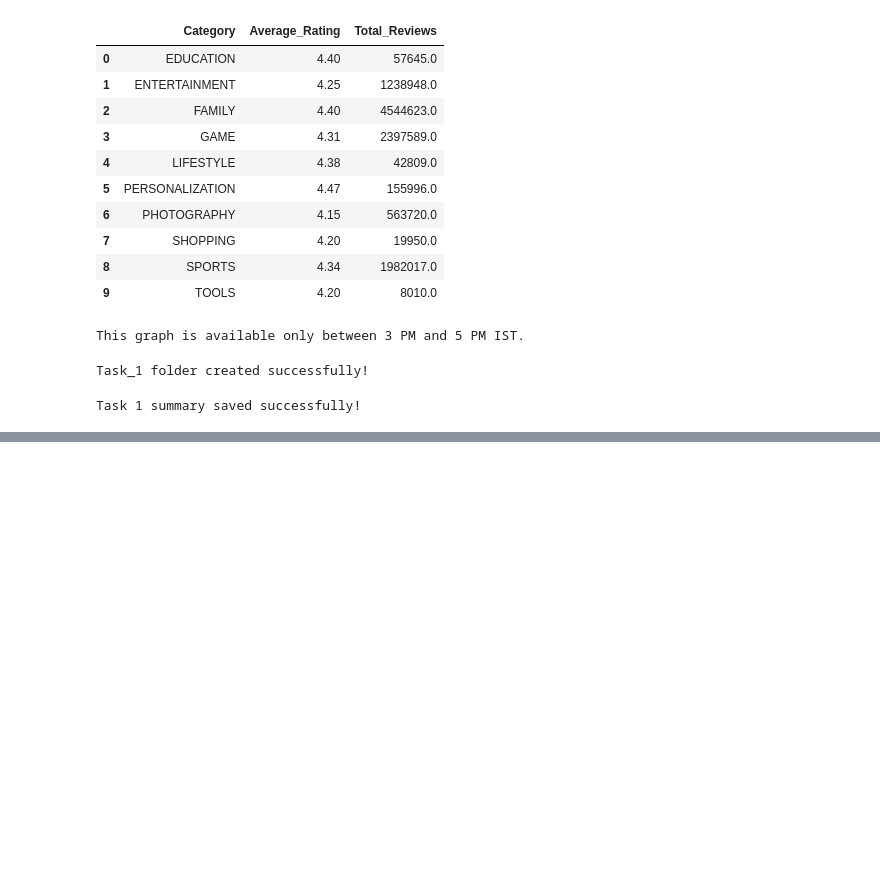
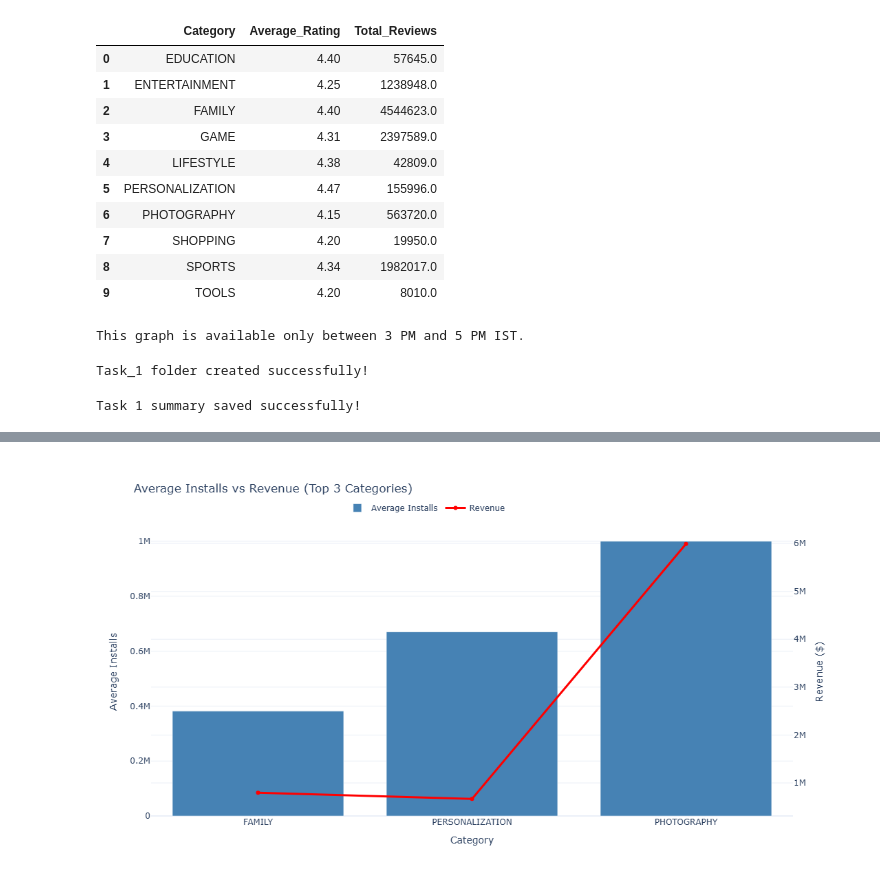
Before and after one commit to prathamesh-1105/Google-Play-Store-Analytics, a Jupyter notebook: notebooks/Google_Play_Store_Analytics.ipynb, the cells around one changed output, grey strips where cells are left out. Cells and saved outputs as stored; diff of their text form; code cells hidden in the pictures; blank space fills up the shorter version.

Commit message:
feat: complete Task 3 and reorganize notebook with common preprocessing

```diff
--- a/notebooks/Google_Play_Store_Analytics.ipynb
+++ b/notebooks/Google_Play_Store_Analytics.ipynb
@@ -647,0 +819,3 @@ print("✅ Task 2 chart saved successfully!")
+# %%
+task3_df = task3_df[task3_df["App"].str.len() <= 30]
+print("After App Length:", task3_df.shape)
@@ -647,0 +894,6 @@ print("✅ Task 2 chart saved successfully!")
+# %%
+task3_df = task3_df[
+    task3_df["Category"].isin(top3_categories.index)
+]
+
+print(task3_df.shape)
@@ -647,0 +902,11 @@ print("✅ Task 2 chart saved successfully!")
+# %%
+summary3 = (
+    task3_df.groupby(["Category", "Type"])
+    .agg(
+        Average_Installs=("Installs", "mean"),
+        Revenue=("Revenue", "mean")
+    )
+    .reset_index()
+)
+
+summary3
@@ -647,0 +1038,65 @@ print("✅ Task 2 chart saved successfully!")
+# %%
+from datetime import datetime
+from zoneinfo import ZoneInfo
+import plotly.graph_objects as go
+
+current_time = datetime.now(ZoneInfo("Asia/Kolkata"))
+
+if 13 <= current_time.hour < 14:
+
+    task3_fig = go.Figure()
+
+    # Average Installs (Bar)
+    task3_fig.add_trace(
+        go.Bar(
+            x=summary3["Category"],
+            y=summary3["Average_Installs"],
+            name="Average Installs",
+            yaxis="y",
+            marker_color="steelblue"
+        )
+    )
+
+    # Revenue (Line)
+    task3_fig.add_trace(
+        go.Scatter(
+            x=summary3["Category"],
+            y=summary3["Revenue"],
+            mode="lines+markers",
+            name="Revenue",
+            yaxis="y2",
+            line=dict(color="red", width=3)
+        )
+    )
+
+    task3_fig.update_layout(
+        title="Average Installs vs Revenue (Top 3 Categories)",
+        template="plotly_white",
+        xaxis_title="Category",
+
+        yaxis=dict(
+            title="Average Installs"
+        ),
+
+        yaxis2=dict(
+            title="Revenue ($)",
+            overlaying="y",
+            side="right"
+        ),
+
+        hovermode="x unified",
+        height=600,
+
+        legend=dict(
+            orientation="h",
+            y=1.1,
+            x=0.3
+        )
+    )
+
+    task3_fig.show()
+
+else:
+    print("This graph is available only between 1 PM and 2 PM IST.")
+# %% [output]
+[figure, added]
```
Also changed, not shown: parts of 61 cells of this notebook, 6 other files.
